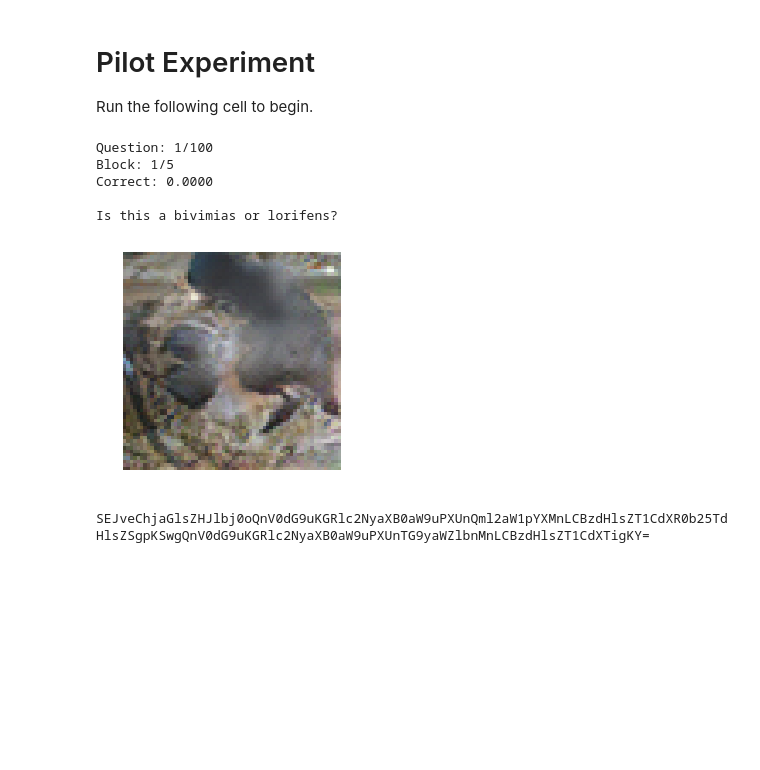
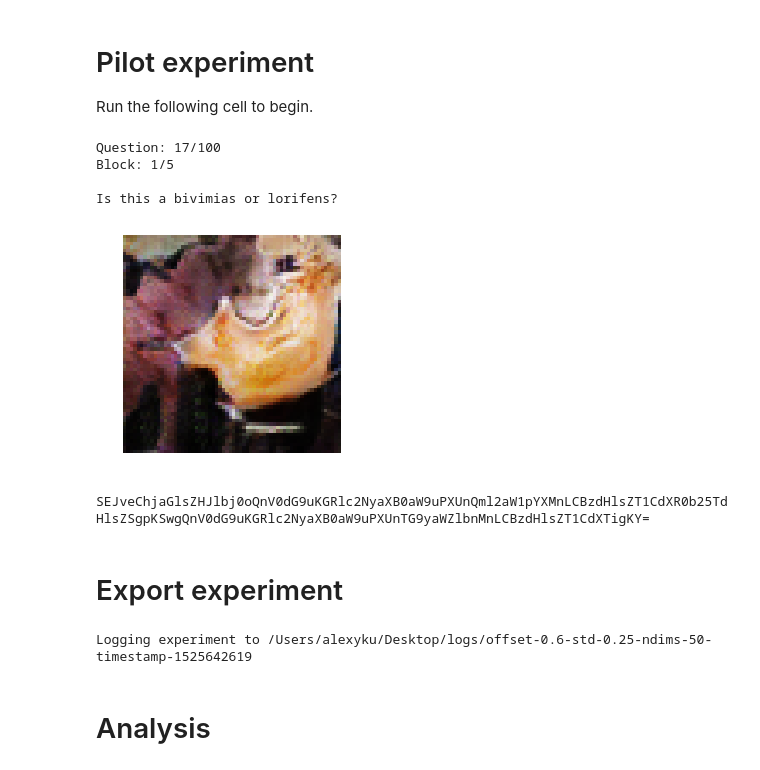
Before and after one commit to alexyku/curse-of-dimensionality, a Jupyter notebook: notebooks/pilot.ipynb, the cells around one changed output. Drawn from its saved outputs; the diff is of its cells as text; code cells hidden in the pictures; blank space fills up the shorter version.

```diff
--- a/notebooks/pilot.ipynb
+++ b/notebooks/pilot.ipynb
@@ -3,27 +3,47 @@ from pilot import *
 %matplotlib inline
 plt.style.use("ggplot")
 # %% [markdown]
-# Pilot Experiment
+# Pilot experiment
 
 Run the following cell to begin.
-# %%
-config = get_config(ndims=200, nblocks=5, ntrials=20)
-blocks = get_blocks(config)
-pilot_experiment(blocks, config)
-# %% [output]
-Question: 1/100
-Block: 1/5
-Correct: 0.0000
-
-Is this a bivimias or lorifens?
-[figure, removed]
-SEJveChjaGlsZHJlbj0oQnV0dG9uKGRlc2NyaXB0aW9uPXUnQml2aW1pYXMnLCBzdHlsZT1CdXR0b25TdHlsZSgpKSwgQnV0dG9uKGRlc2NyaXB0aW9uPXUnTG9yaWZlbnMnLCBzdHlsZT1CdXTigKY=
+# %%
+ndims=100#np.random.choice([50, 100, 200])
+offset= 0.6
+std = 0.25
+config = get_config(offset=offset, std=std, ndims=ndims, print_feedback=False)
+blocks = get_blocks(config)
+pilot_experiment(blocks, config)
+# %% [output]
+Question: 17/100
+Block: 1/5
+
+Is this a bivimias or lorifens?
+[figure, added]
+SEJveChjaGlsZHJlbj0oQnV0dG9uKGRlc2NyaXB0aW9uPXUnQml2aW1pYXMnLCBzdHlsZT1CdXR0b25TdHlsZSgpKSwgQnV0dG9uKGRlc2NyaXB0aW9uPXUnTG9yaWZlbnMnLCBzdHlsZT1CdXTigKY=
+# %% [markdown]
+# Export experiment
 # %%
+import time
+from glob import glob
+
 # export experiment
-import time
-outdir = os.path.join("/Users/alexyku/Desktop", str(int(time.time())))
-!mkdir -p {outdir}
+logdir = "/Users/alexyku/Desktop/logs"
 
-np.savez(os.path.join(outdir, "config.npz"), **config)
-np.savez(os.path.join(outdir, "blocks.npz"), *blocks)
+if experiment_is_complete(blocks):
+    outdir = os.path.join(logdir, ("offset-" + str(offset)
+                                   + "-std-" + str(std)
+                                   + "-ndims-" + str(ndims)
+                                   + "-timestamp-" + str(int(time.time()))))
+    !mkdir -p {outdir}
+
+    print("Logging experiment to %s" % outdir)
+
+    np.savez(os.path.join(outdir, "config.npz"), **config)
+    np.savez(os.path.join(outdir, "blocks.npz"), *blocks)
+else:
+    print("Experiment is incomplete, not logging.")
+# %% [output]
+Logging experiment to /Users/alexyku/Desktop/logs/offset-0.6-std-0.25-ndims-50-timestamp-1525642619
+# %% [markdown]
+# Analysis
 # %%
```
Also changed, not shown: parts of 3 cells of this notebook, 1 other file.
